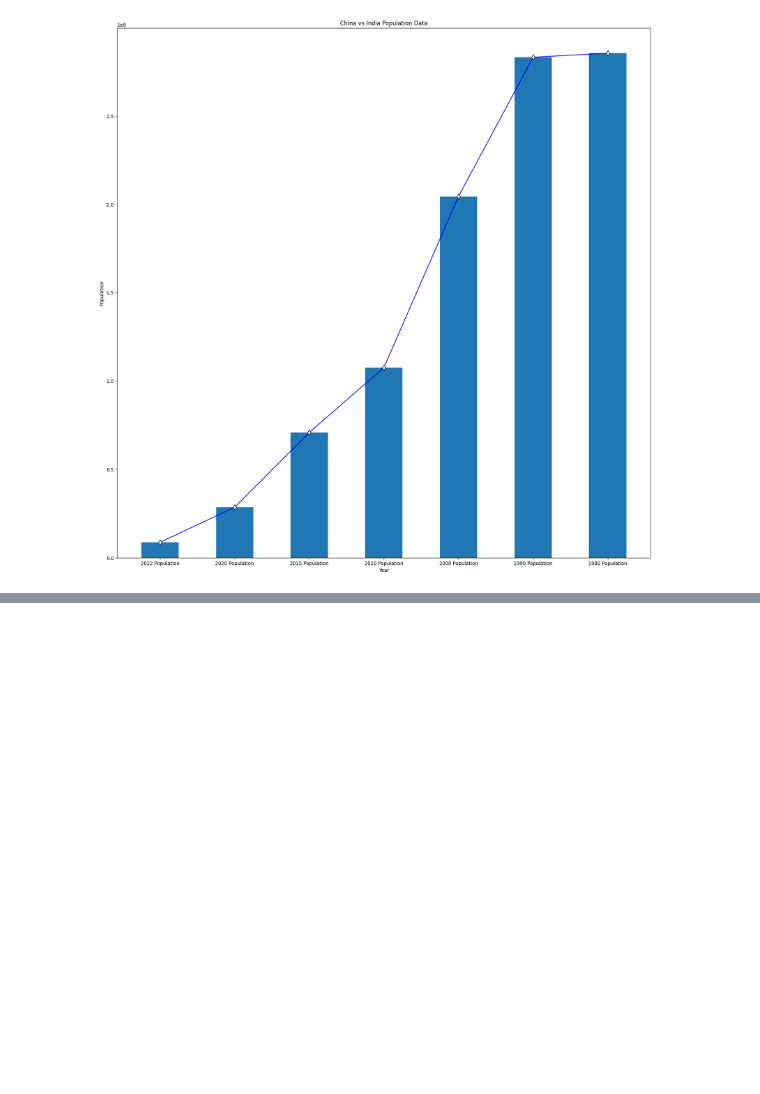
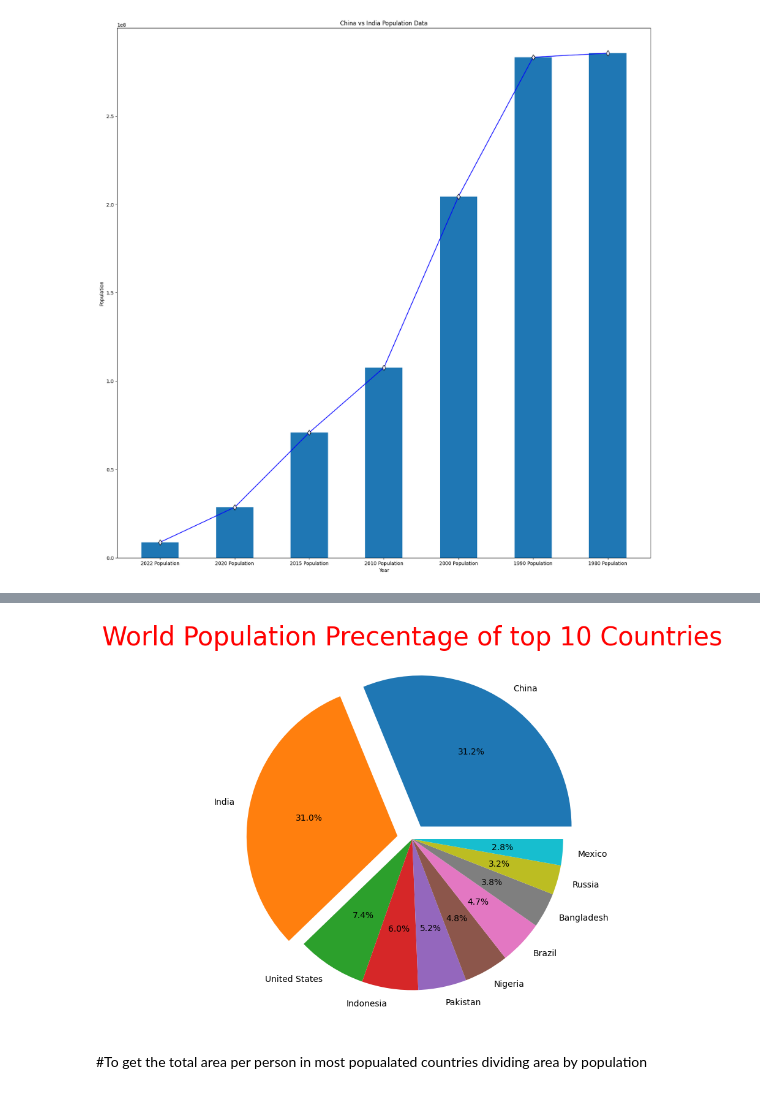
Before and after one commit to Ammar-creator-cmd/DataVisualization, a Jupyter notebook: Population_Analysis_Data.ipynb, the cells around one changed output, grey strips where cells are left out. Cells and saved outputs as stored; diff of their text form; code cells hidden in the pictures; blank space fills up the shorter version.

```diff
--- a/Population_Analysis_Data.ipynb
+++ b/Population_Analysis_Data.ipynb
@@ -119,0 +111,2 @@ plt.show()
+# %%
+population = pd.read_csv(url)
@@ -119,0 +142,3 @@ plt.show()
+# %%
+top10 = population.sort_values(by = ["2022 Population"], ascending = False).head(10)
+top10
@@ -119,0 +157,10 @@ plt.show()
+# %%
+plt.figure(figsize = (15, 8))
+lst=[0.1,0.1,0,0,0,0,0,0,0,0]
+plt.pie(top10 ["World Population Percentage"], labels = top10 ["Country/Territory"], autopct = "%0.1f%%", explode = lst)
+plt.title("World Population Precentage of top 10 Countries", size = 30, color = "red")
+plt.show()
+# %% [output]
+[figure, added]
+# %% [markdown]
+#To get the total area per person in most popualated countries dividing area by population
```
Also changed, not shown: parts of 13 cells of this notebook.
